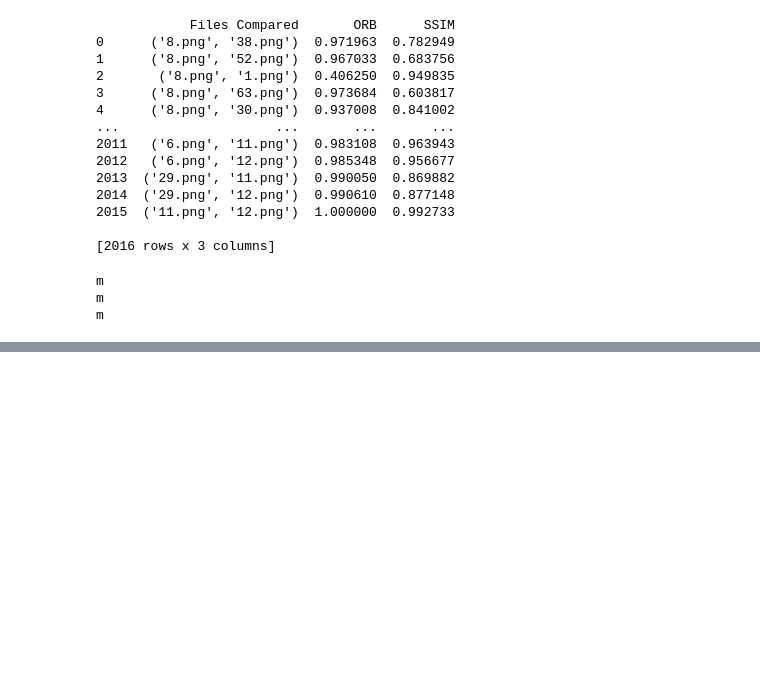
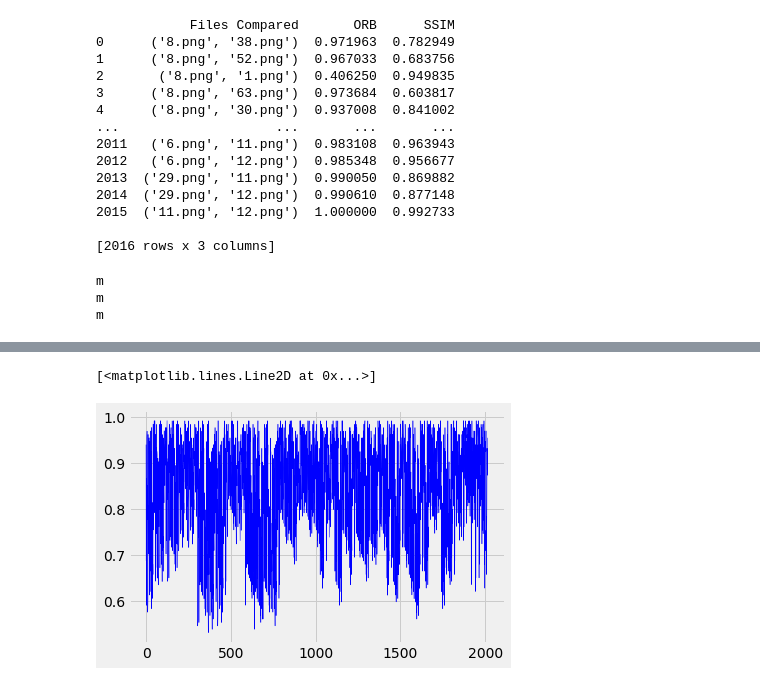
Before and after one commit to arnavd2001/iiitb_cnn, a Jupyter notebook: fitlervisn.ipynb, the cells around one changed output, grey strips where cells are left out. Saved outputs shown, nothing was run; the diff lists cells and outputs as text; code cells hidden in the pictures; blank space fills up the shorter version.

```diff
--- a/fitlervisn.ipynb
+++ b/fitlervisn.ipynb
@@ -296,0 +347,5 @@ m
+# %%
+plt.plot(v3, color = 'blue', linewidth = 0.5, label = 'SSIM Level 2')
+# %% [output]
+[<matplotlib.lines.Line2D at 0x...>]
+[figure, added]
```
Also changed, not shown: parts of 16 cells of this notebook.
